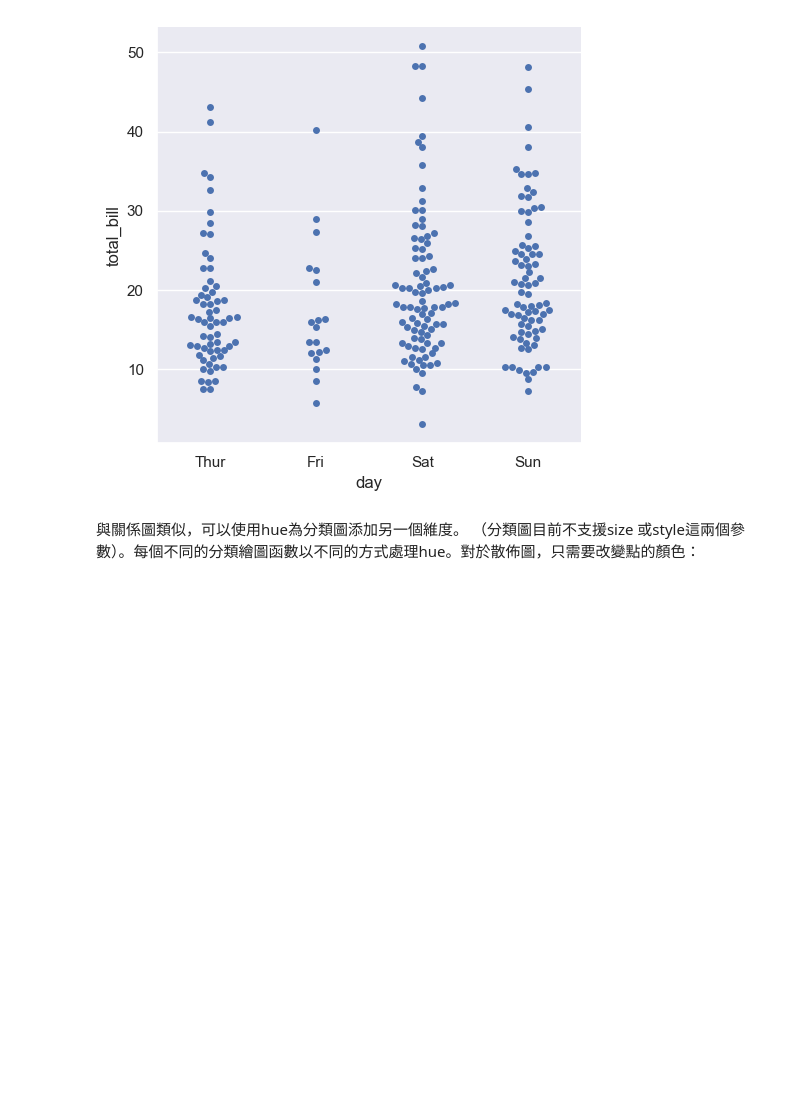
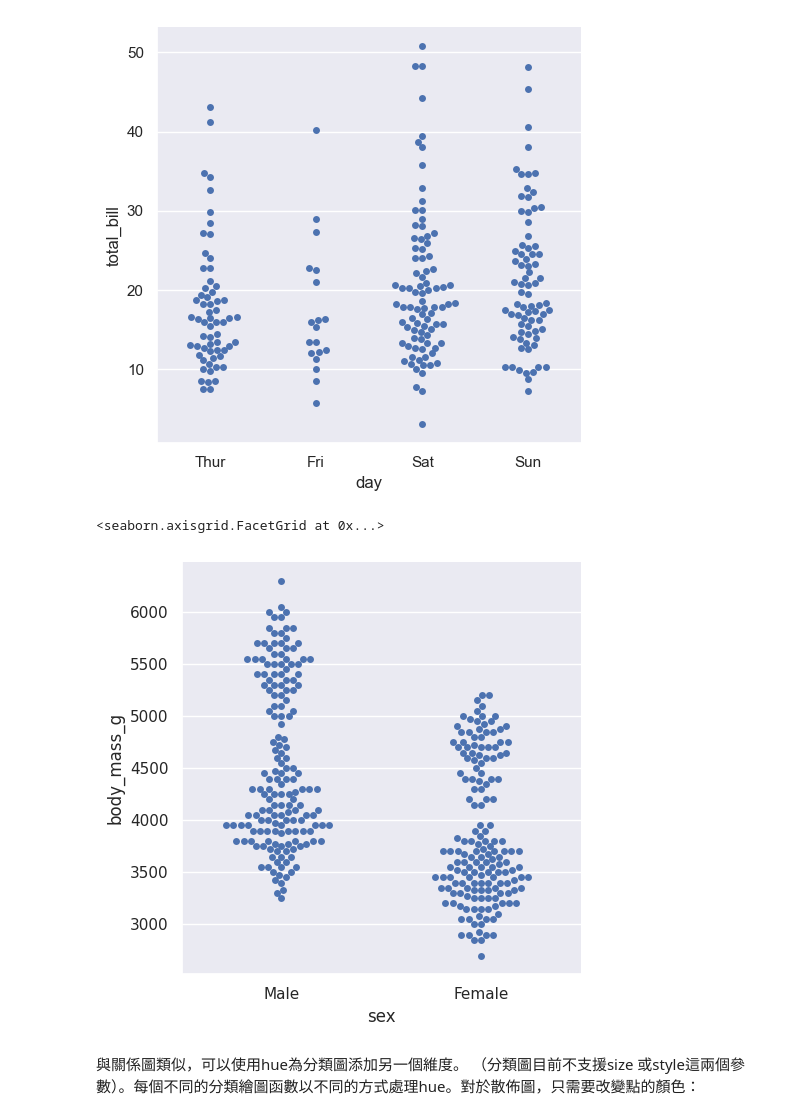
Before and after one commit to Yiting916/data_analysis, a Jupyter notebook: 04-04.Seaborn_Visualizing categorical data.ipynb, the cells around one changed output. Saved outputs shown, nothing was run; the diff lists cells and outputs as text; code cells hidden in the pictures; blank space fills up the shorter version.

```diff
--- a/04-04.Seaborn_Visualizing categorical data.ipynb
+++ b/04-04.Seaborn_Visualizing categorical data.ipynb
@@ -95,8 +98,12 @@ sns.catplot(data=tips, x="day", y="total_bill", kind="swarm")
 # %%
 #練習題
 #使用下面資料，仿造上圖來繪圖
 penguins = sns.load_dataset("penguins")
-penguins.head()
+#penguins.head()
+sns.catplot(penguins, x="sex", y="body_mass_g", kind="swarm")
+# %% [output]
+<seaborn.axisgrid.FacetGrid at 0x...>
+[figure, added]
 # %% [markdown]
 與關係圖類似，可以使用hue為分類圖添加另一個維度。 （分類圖目前不支援size 或style這兩個參數）。每個不同的分類繪圖函數以不同的方式處理hue。對於散佈圖，只需要改變點的顏色：
 # %%
```
Also changed, not shown: parts of 9 cells of this notebook.
